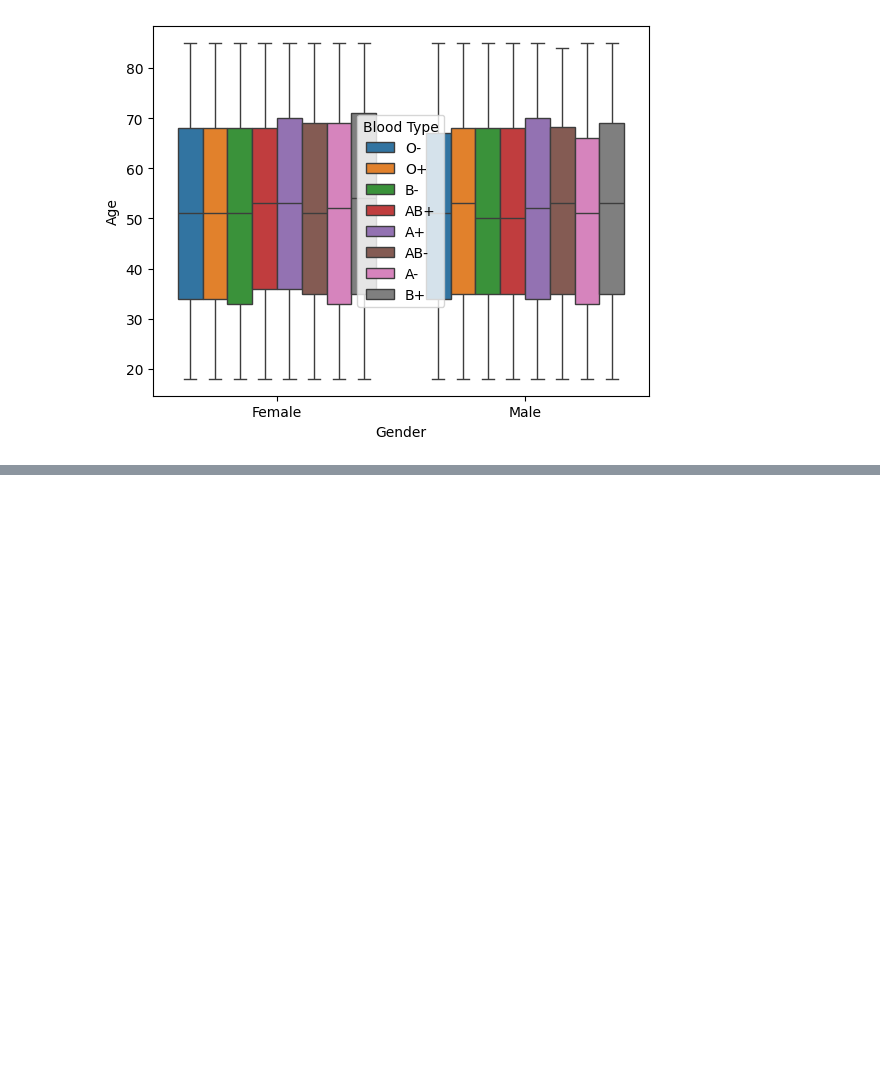
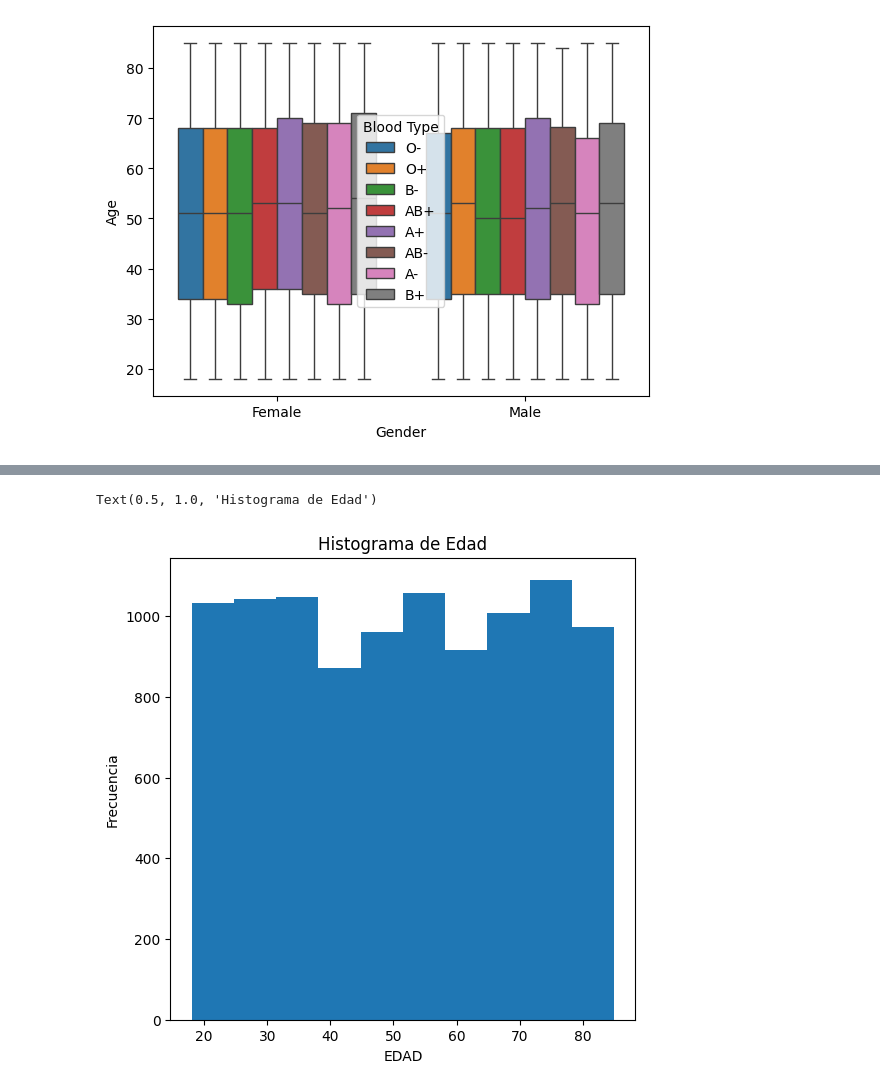
Before and after one commit to JuanBecerra07/bootCAMP, a Jupyter notebook: Actividad 2/Plotting.ipynb, the cells around one changed output, grey strips where cells are left out. Cells and saved outputs as stored; diff of their text form; code cells hidden in the pictures; blank space fills up the shorter version.

```diff
--- a/Actividad 2/Plotting.ipynb
+++ b/Actividad 2/Plotting.ipynb
@@ -122,0 +160,9 @@ Billing =df[df['']]
+# %%
+fig, ax = plt.subplots(figsize=(6,6))
+ax.hist(x= df.Age, density=False, orientation='vertical')
+ax.set_xlabel('EDAD')
+ax.set_ylabel('Frecuencia')
+ax.set_title('Histograma de Edad')
+# %% [output]
+Text(0.5, 1.0, 'Histograma de Edad')
+[figure, added]
```
Also changed, not shown: parts of 9 cells of this notebook.
